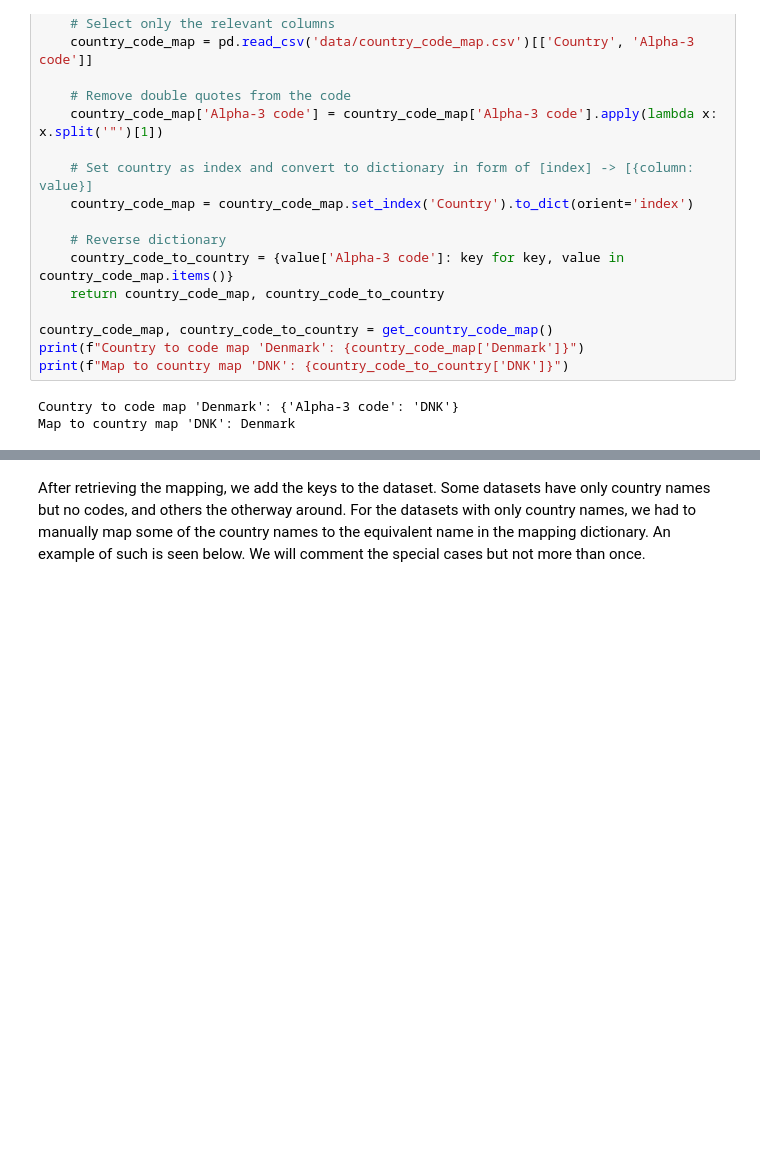
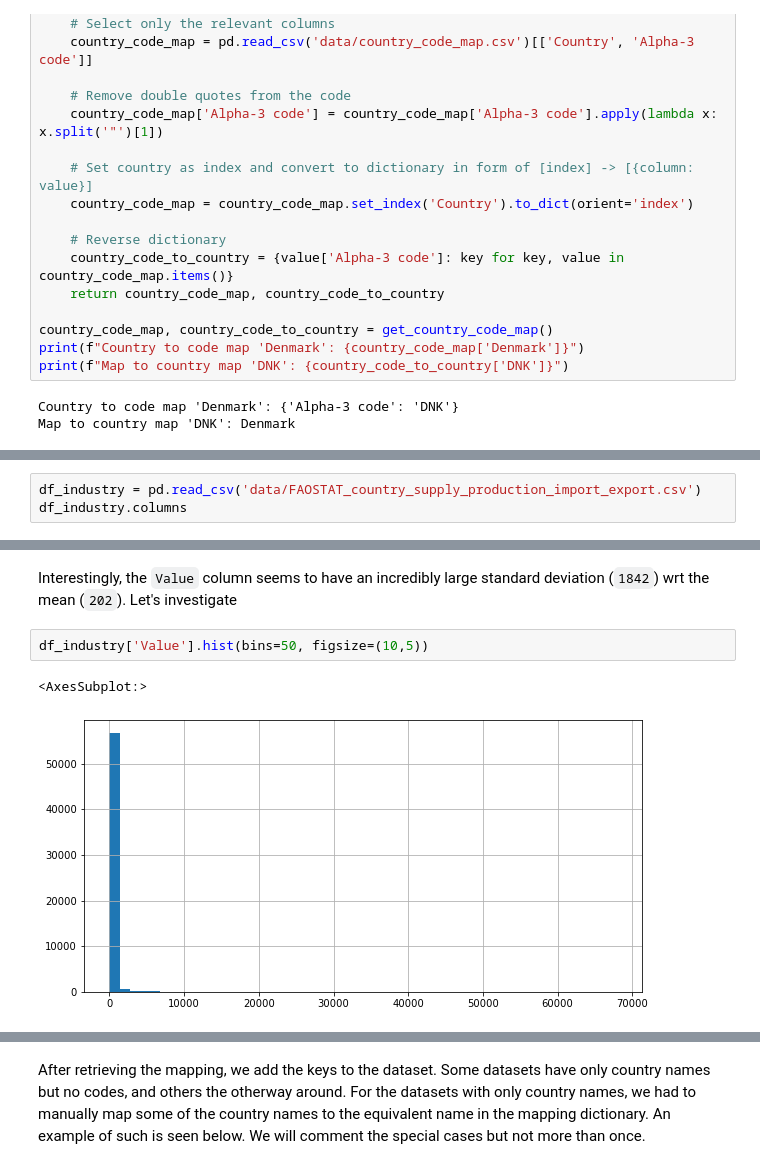
Before and after one commit to simonmoesorensen/socialdata-overfishing, a Jupyter notebook: explainer-notebook.ipynb, the cells around one changed output, grey strips where cells are left out. Cells and saved outputs as stored; diff of their text form; blank space fills up the shorter version.

```diff
--- a/explainer-notebook.ipynb
+++ b/explainer-notebook.ipynb
@@ -96,0 +446,3 @@ Map to country map 'DNK': Denmark
+# %%
+df_industry = pd.read_csv('data/FAOSTAT_country_supply_production_import_export.csv')
+df_industry.columns
@@ -96,0 +481,7 @@ Map to country map 'DNK': Denmark
+# %% [markdown]
+Interestingly, the `Value` column seems to have an incredibly large standard deviation (`1842`) wrt the mean (`202`). Let's investigate
+# %%
+df_industry['Value'].hist(bins=50, figsize=(10,5))
+# %% [output]
+<AxesSubplot:>
+[figure, added]
```
Also changed, not shown: parts of 119 cells of this notebook.
